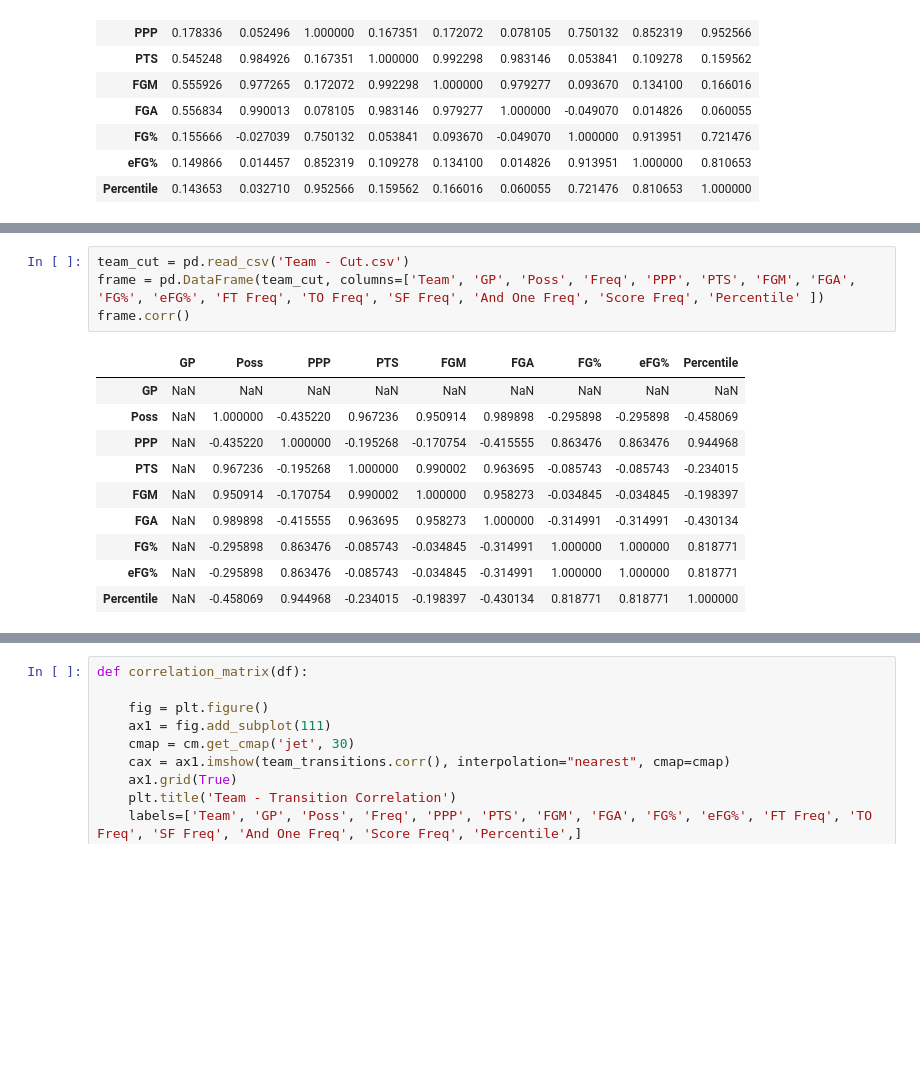
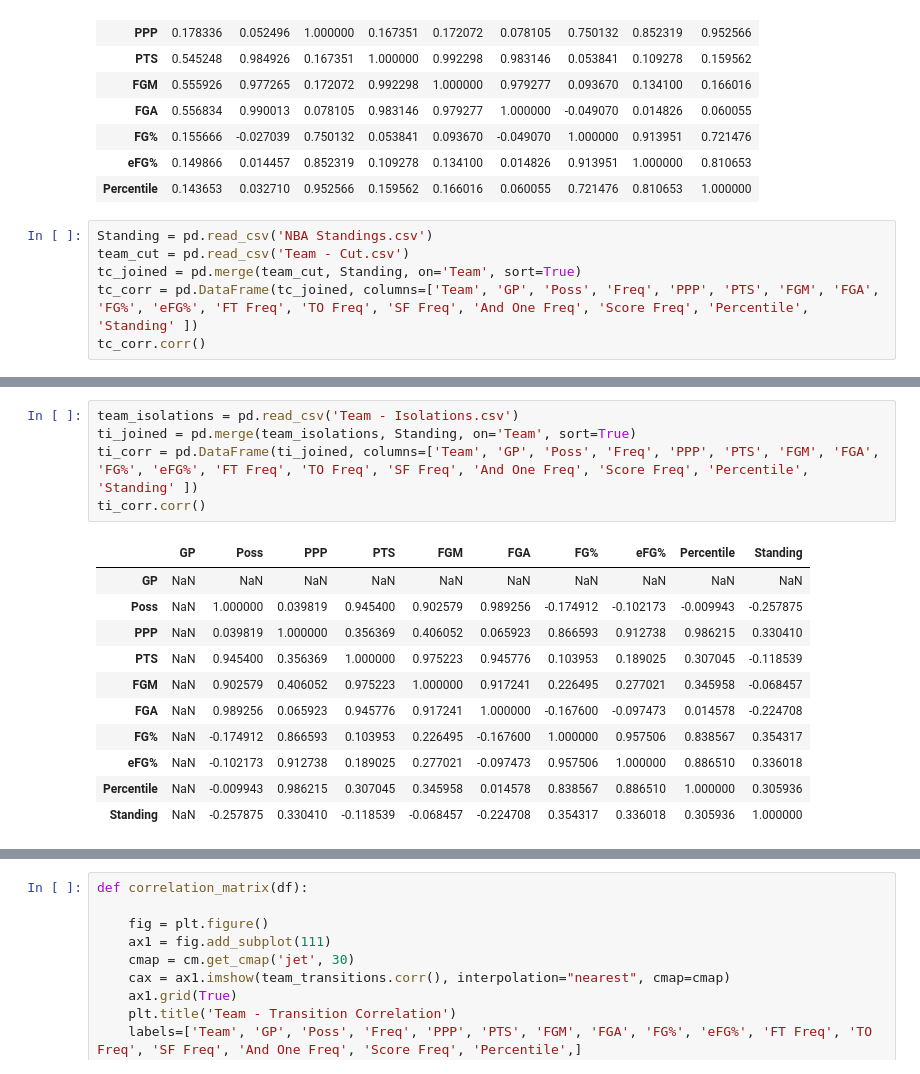
Before and after one commit to carterkbrantley/ga-data-science, a Jupyter notebook: Final-Project/Part 3/Part 3 Version 2.ipynb, the cells around one changed output, grey strips where cells are left out. Cells and saved outputs as stored; diff of their text form; blank space fills up the shorter version.

```diff
--- a/Final-Project/Part 3/Part 3 Version 2.ipynb
+++ b/Final-Project/Part 3/Part 3 Version 2.ipynb
@@ -156,3 +156,9 @@ frame.corr()
 | FG% | 0.155666 | -0.027039 | 0.750132 | 0.053841 | 0.093670 | -0.049070 | 1.000000 | 0.913951 | 0.721476 |
 | eFG% | 0.149866 | 0.014457 | 0.852319 | 0.109278 | 0.134100 | 0.014826 | 0.913951 | 1.000000 | 0.810653 |
 | Percentile | 0.143653 | 0.032710 | 0.952566 | 0.159562 | 0.166016 | 0.060055 | 0.721476 | 0.810653 | 1.000000 |
+# %%
+Standing = pd.read_csv('NBA Standings.csv')
+team_cut = pd.read_csv('Team - Cut.csv')
+tc_joined = pd.merge(team_cut, Standing, on='Team', sort=True)
+tc_corr = pd.DataFrame(tc_joined, columns=['Team', 'GP', 'Poss', 'Freq', 'PPP', 'PTS', 'FGM', 'FGA', 'FG%', 'eFG%', 'FT Freq', 'TO Freq', 'SF Freq', 'And One Freq', 'Score Freq', 'Percentile', 'Standing' ])
+tc_corr.corr()
@@ -159,16 +194,18 @@ frame.corr()
 # %%
-team_cut = pd.read_csv('Team - Cut.csv')
-frame = pd.DataFrame(team_cut, columns=['Team', 'GP', 'Poss', 'Freq', 'PPP', 'PTS', 'FGM', 'FGA', 'FG%', 'eFG%', 'FT Freq', 'TO Freq', 'SF Freq', 'And One Freq', 'Score Freq', 'Percentile' ])
-frame.corr()
+team_isolations = pd.read_csv('Team - Isolations.csv')
+ti_joined = pd.merge(team_isolations, Standing, on='Team', sort=True)
+ti_corr = pd.DataFrame(ti_joined, columns=['Team', 'GP', 'Poss', 'Freq', 'PPP', 'PTS', 'FGM', 'FGA', 'FG%', 'eFG%', 'FT Freq', 'TO Freq', 'SF Freq', 'And One Freq', 'Score Freq', 'Percentile', 'Standing' ])
+ti_corr.corr()
 # %% [output]
-|  | GP | Poss | PPP | PTS | FGM | FGA | FG% | eFG% | Percentile |
-| GP | NaN | NaN | NaN | NaN | NaN | NaN | NaN | NaN | NaN |
-| Poss | NaN | 1.000000 | -0.435220 | 0.967236 | 0.950914 | 0.989898 | -0.295898 | -0.295898 | -0.458069 |
-| PPP | NaN | -0.435220 | 1.000000 | -0.195268 | -0.170754 | -0.415555 | 0.863476 | 0.863476 | 0.944968 |
-| PTS | NaN | 0.967236 | -0.195268 | 1.000000 | 0.990002 | 0.963695 | -0.085743 | -0.085743 | -0.234015 |
-| FGM | NaN | 0.950914 | -0.170754 | 0.990002 | 1.000000 | 0.958273 | -0.034845 | -0.034845 | -0.198397 |
-| FGA | NaN | 0.989898 | -0.415555 | 0.963695 | 0.958273 | 1.000000 | -0.314991 | -0.314991 | -0.430134 |
-| FG% | NaN | -0.295898 | 0.863476 | -0.085743 | -0.034845 | -0.314991 | 1.000000 | 1.000000 | 0.818771 |
-| eFG% | NaN | -0.295898 | 0.863476 | -0.085743 | -0.034845 | -0.314991 | 1.000000 | 1.000000 | 0.818771 |
-| Percentile | NaN | -0.458069 | 0.944968 | -0.234015 | -0.198397 | -0.430134 | 0.818771 | 0.818771 | 1.000000 |
+|  | GP | Poss | PPP | PTS | FGM | FGA | FG% | eFG% | Percentile | Standing |
+| GP | NaN | NaN | NaN | NaN | NaN | NaN | NaN | NaN | NaN | NaN |
+| Poss | NaN | 1.000000 | 0.039819 | 0.945400 | 0.902579 | 0.989256 | -0.174912 | -0.102173 | -0.009943 | -0.257875 |
+| PPP | NaN | 0.039819 | 1.000000 | 0.356369 | 0.406052 | 0.065923 | 0.866593 | 0.912738 | 0.986215 | 0.330410 |
+| PTS | NaN | 0.945400 | 0.356369 | 1.000000 | 0.975223 | 0.945776 | 0.103953 | 0.189025 | 0.307045 | -0.118539 |
+| FGM | NaN | 0.902579 | 0.406052 | 0.975223 | 1.000000 | 0.917241 | 0.226495 | 0.277021 | 0.345958 | -0.068457 |
+| FGA | NaN | 0.989256 | 0.065923 | 0.945776 | 0.917241 | 1.000000 | -0.167600 | -0.097473 | 0.014578 | -0.224708 |
+| FG% | NaN | -0.174912 | 0.866593 | 0.103953 | 0.226495 | -0.167600 | 1.000000 | 0.957506 | 0.838567 | 0.354317 |
+| eFG% | NaN | -0.102173 | 0.912738 | 0.189025 | 0.277021 | -0.097473 | 0.957506 | 1.000000 | 0.886510 | 0.336018 |
+| Percentile | NaN | -0.009943 | 0.986215 | 0.307045 | 0.345958 | 0.014578 | 0.838567 | 0.886510 | 1.000000 | 0.305936 |
+| Standing | NaN | -0.257875 | 0.330410 | -0.118539 | -0.068457 | -0.224708 | 0.354317 | 0.336018 | 0.305936 | 1.000000 |
 # %%
```
Also changed, not shown: parts of 18 cells of this notebook, 3 other files.
